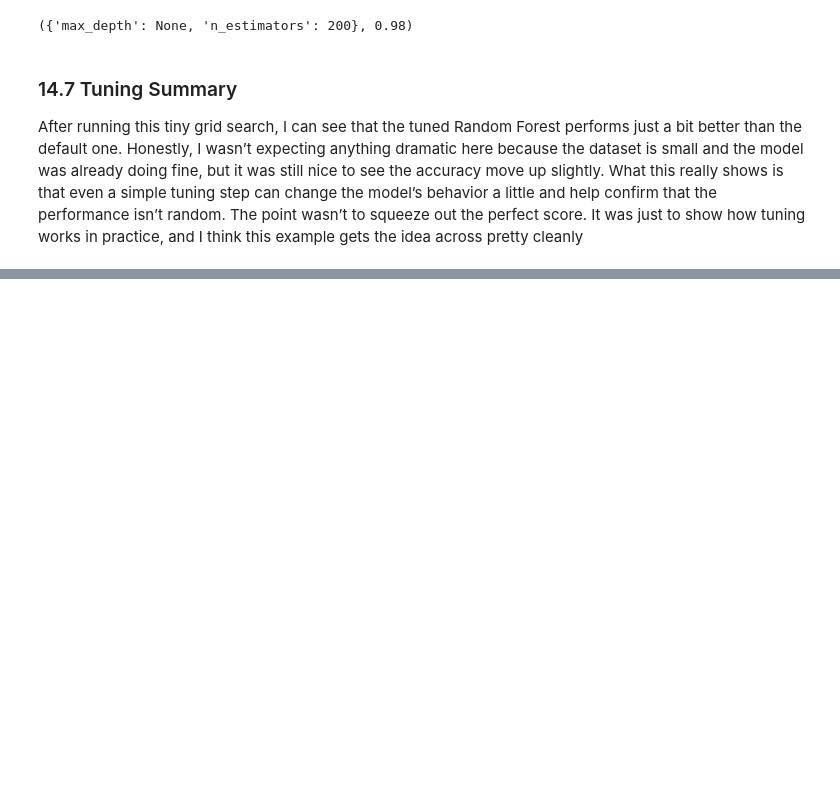
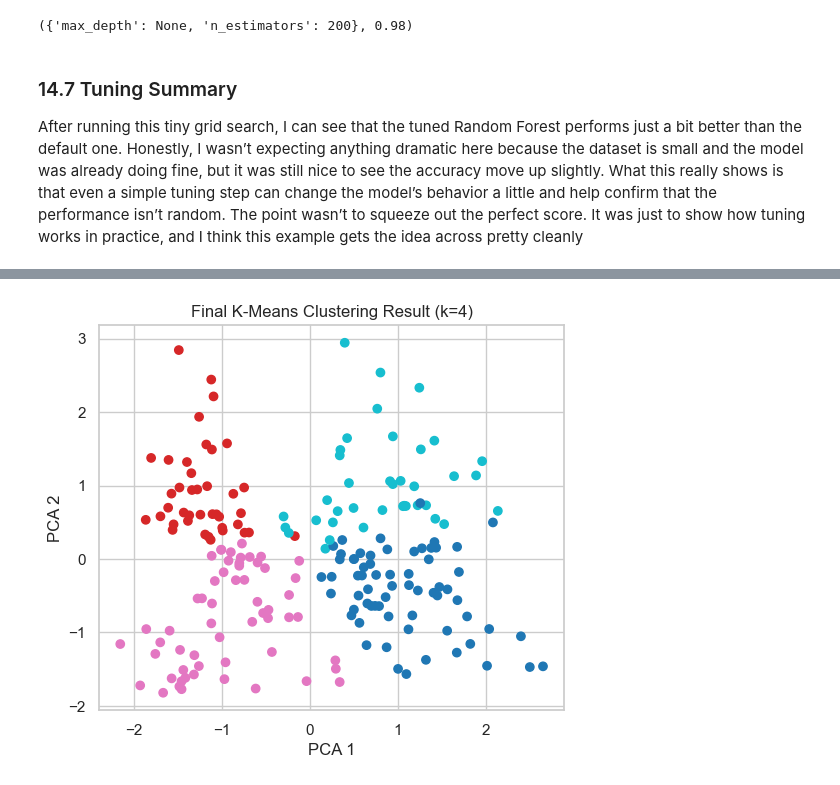
Before and after one commit to DarkSoulsV/CSCA-5632---Final-Project, a Jupyter notebook: Final_CSCA 5632.ipynb, the cells around one changed output, grey strips where cells are left out. Saved outputs shown, nothing was run; the diff lists cells and outputs as text; code cells hidden in the pictures; blank space fills up the shorter version.

```diff
--- a/Final_CSCA 5632.ipynb
+++ b/Final_CSCA 5632.ipynb
@@ -714,0 +719,10 @@ When I switched to supervised models, the results lined up surprisingly well wit
+# %%
+plt.figure(figsize=(6,5))
+plt.scatter(X_pca[:,0], X_pca[:,1], c=df["Cluster"], cmap="tab10")
+plt.title("Final K-Means Clustering Result (k=4)")
+plt.xlabel("PCA 1")
+plt.ylabel("PCA 2")
+plt.grid(True)
+plt.show()
+# %% [output]
+[figure, added]
```
Also changed, not shown: parts of 3 cells of this notebook.
